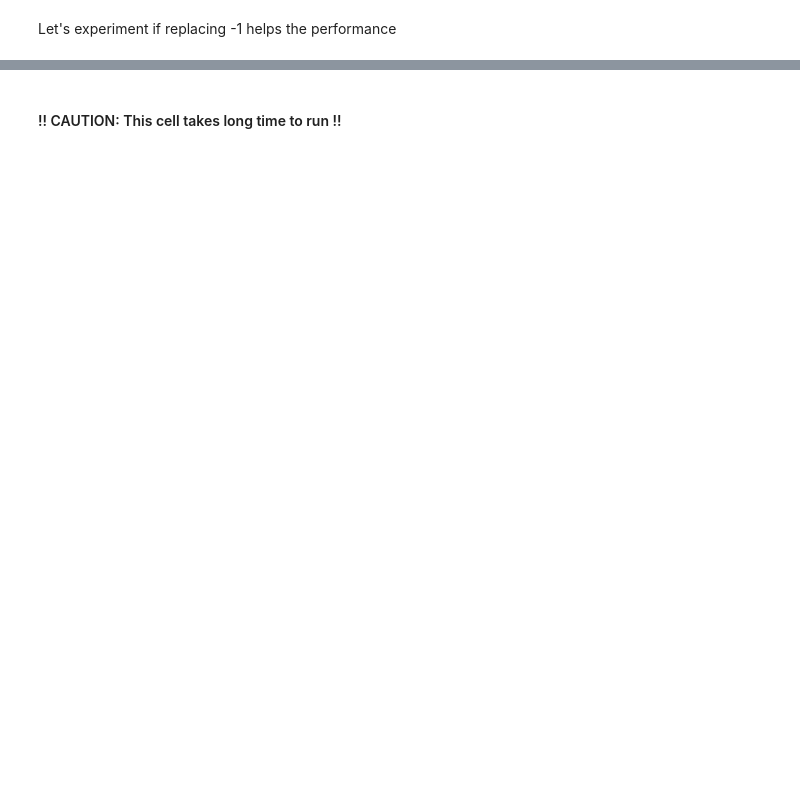
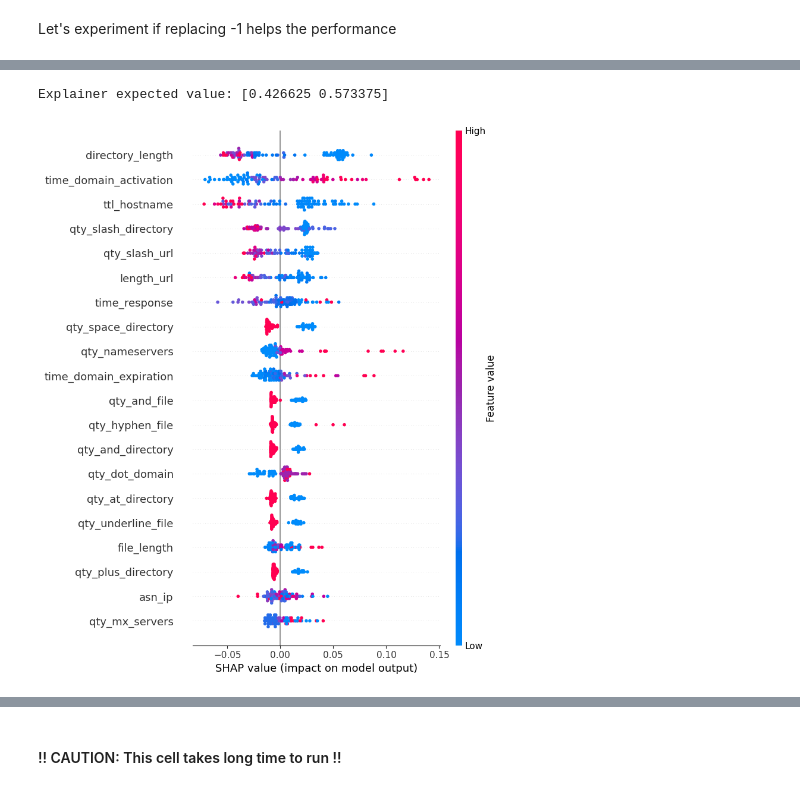
Before and after one commit to Oliverzhang0314/dsa4263-fraud-detection, a Jupyter notebook: notebooks/preprocessing.ipynb, the cells around one changed output, grey strips where cells are left out. Cells and saved outputs as stored; diff of their text form; code cells hidden in the pictures; blank space fills up the shorter version.

Commit message:
Add explainable SHAP plot

```diff
--- a/notebooks/preprocessing.ipynb
+++ b/notebooks/preprocessing.ipynb
@@ -292,9 +293,9 @@ for col in cleaned_data .columns[:-1]:
         cleaned_data[col] = cleaned_data[col].replace(to_replace=-1, value=mean_val)
 
 # Train test split
-clean_X = cleaned_data.drop("phishing", axis=1)
-clean_y = cleaned_data["phishing"]
-clean_X_train, clean_X_test, clean_y_train, clean_y_test = train_test_split(clean_X, clean_y, test_size=0.2, random_state=20, stratify=cleaned_data["phishing"])
+clean_X = cleaned_data.drop("phishing", axis=1)[:100]
+clean_y = cleaned_data["phishing"][:100]
+clean_X_train, clean_X_test, clean_y_train, clean_y_test = train_test_split(clean_X, clean_y, test_size=0.2, random_state=20, stratify=cleaned_data["phishing"][:100])
 
 # Rf Classifier
 clean_clf = RandomForestClassifier().fit(clean_X_train, clean_y_train)
@@ -320,2 +321,19 @@ max_depth:  47
 min_depth:  32
 max_depth:  {'bootstrap': True, 'ccp_alpha': 0.0, 'class_weight': None, 'criterion': 'gini', 'max_depth': None, 'max_features': 'sqrt', 'max_leaf_nodes': None, 'max_samples': None, 'min_impurity_decre ...
+# %%
+#Construct SHAP Explainer
+explainer = shap.Explainer(clean_clf)
+shap_values = explainer.shap_values(clean_X[:100])
+shap_values = shap_values[..., 0]
+expected_value = explainer.expected_value
+if isinstance(expected_value, list):
+    expected_value = expected_value[1]
+print(f"Explainer expected value: {expected_value}")
+#
+select = range(100)
+features = clean_X.iloc[select]
+features_display = clean_X.loc[features.index]
+shap.summary_plot(shap_values, clean_X)
+# %% [output]
+Explainer expected value: [0.426625 0.573375]
+[figure, added]
```
Also changed, not shown: parts of 8 cells of this notebook, 1 other file.
